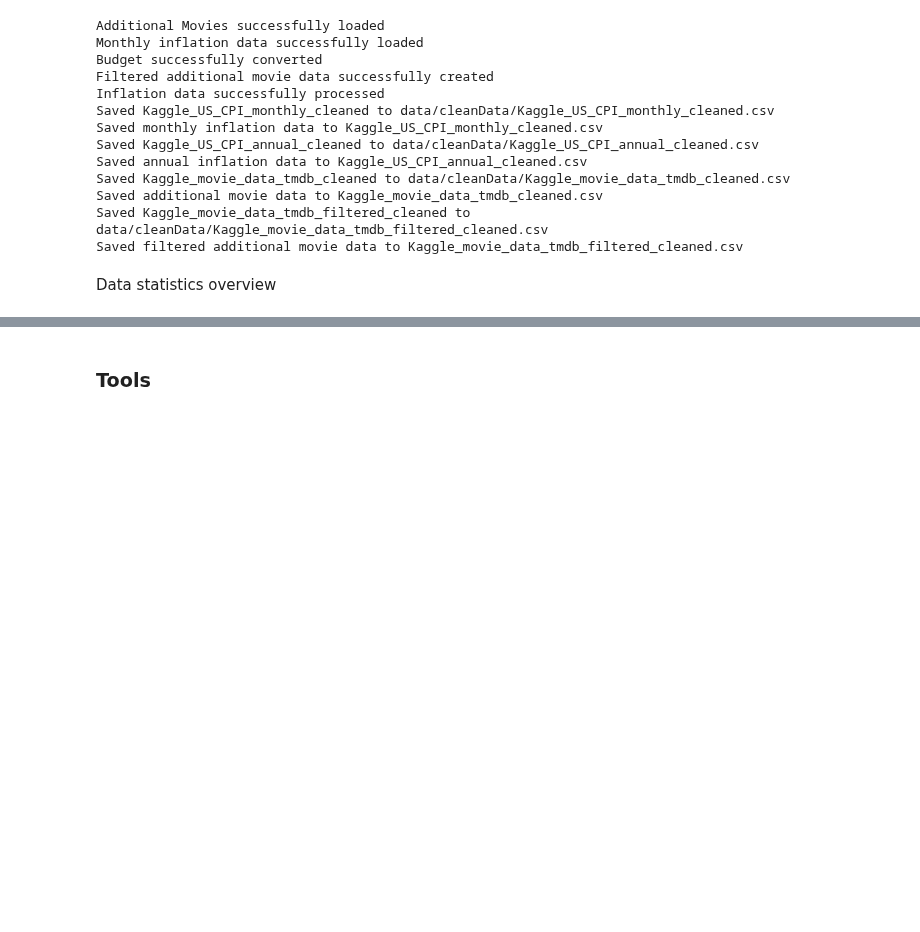
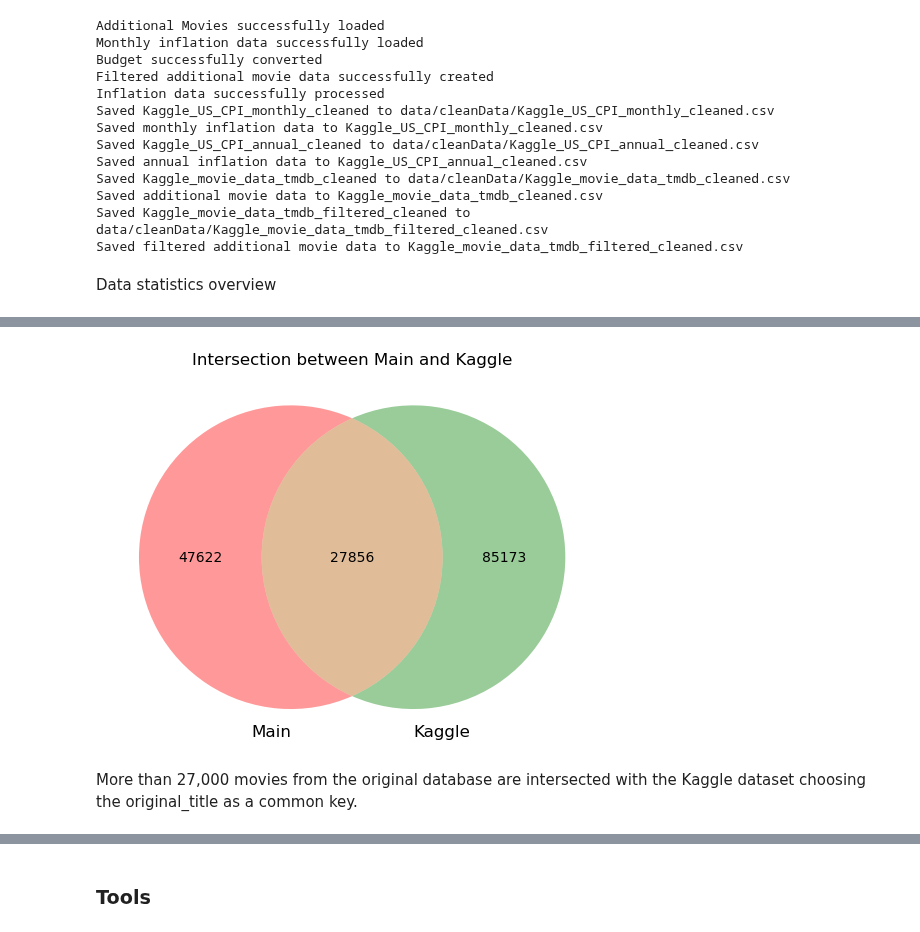
Before and after one commit to epfl-ada/ada-2024-project-teamcsx24, a Jupyter notebook: results.ipynb, the cells around one changed output, grey strips where cells are left out. Drawn from its saved outputs; the diff is of its cells as text; code cells hidden in the pictures; blank space fills up the shorter version.

```diff
--- a/results.ipynb
+++ b/results.ipynb
@@ -212,0 +232,5 @@ Data statistics overview
+# %%
+df_inflation_additional_annual = loadAdditionalDataframe('inflation_annual', path_to_directory)
+df_inflation_additional_monthly = loadAdditionalDataframe('inflation_monthly', path_to_directory)
+df_movies_additional = loadAdditionalDataframe('movies_additional', path_to_directory)
+df_movies_additional_filtered = loadAdditionalDataframe('movies_additional_filtered', path_to_directory)
@@ -212,0 +273,6 @@ Data statistics overview
+# %%
+intersectionIMDbID(df_movies, df_movies_additional, 'Main', 'Kaggle', id_column='original_title')
+# %% [output]
+[figure, added]
+# %% [markdown]
+More than 27,000 movies from the original database are intersected with the Kaggle dataset choosing the original_title as a common key.
```
Also changed, not shown: parts of 49 cells of this notebook, 1 other file.
